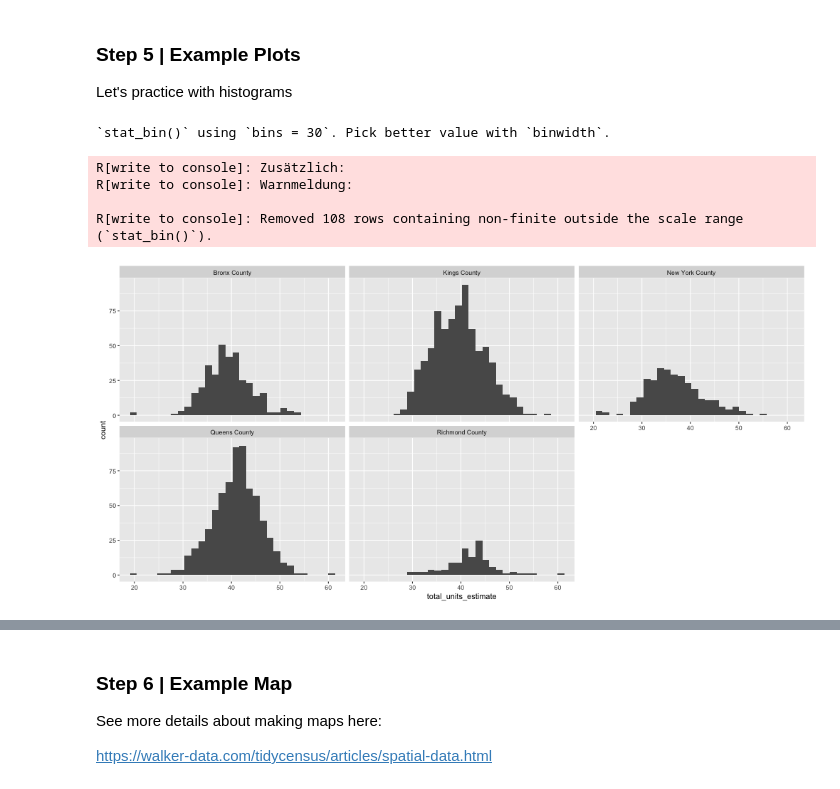
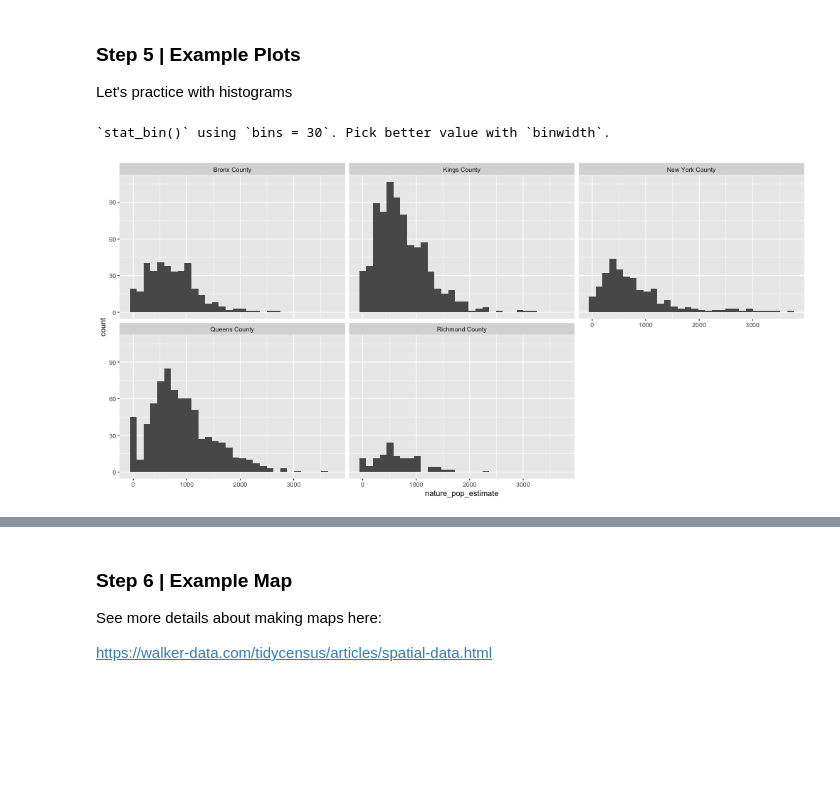
Before and after one commit to data4news/ggplot-census-yatingw24, a Jupyter notebook: your-question-new.ipynb, the cells around one changed output, grey strips where cells are left out. Cells and saved outputs as stored; diff of their text form; code cells hidden in the pictures; blank space fills up the shorter version.

```diff
--- a/your-question-new.ipynb
+++ b/your-question-new.ipynb
@@ -89,9 +89,8 @@ nyc_census_data <- get_acs(geography = "tract",
                       state='NY',
                       county = c("New York", "Kings", "Queens", "Bronx", "Richmond"),
                       variables = c(
-                        population="B01003_001",     # population
-                        total_units = "B23013_003",  # housing units
-                        med_inc='B23013_003'        # median income
+                        nature_pop="B05001_005",
+                        nature_born = "B05011_004"
                       ),
                       year = 2021,
                       survey="acs5",
@@ -187,14 +186,10 @@ Let's practice with histograms
 # %%
 %%R -w 1000
 
 ggplot(nyc_census_data) +
-    aes(x=total_units_estimate) +
+    aes(x=nature_pop_estimate) +
     geom_histogram() +
     facet_wrap(~borough)
 # %% [output]
 `stat_bin()` using `bins = 30`. Pick better value with `binwidth`.
-R[write to console]: Zusätzlich:
-R[write to console]: Warnmeldung:
-
-R[write to console]: Removed 108 rows containing non-finite outside the scale range (`stat_bin()`).
-[figure, old version]
+[figure, new version]
```
Also changed, not shown: parts of 6 cells of this notebook.
